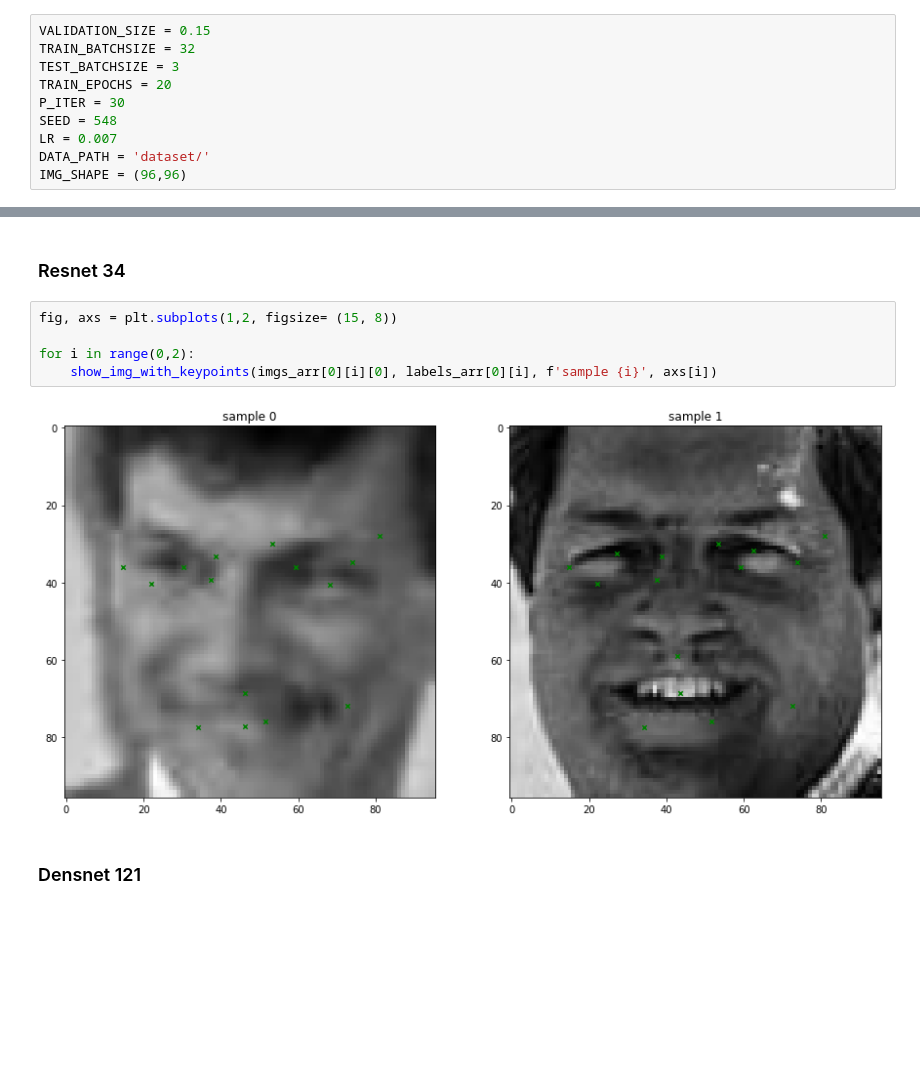
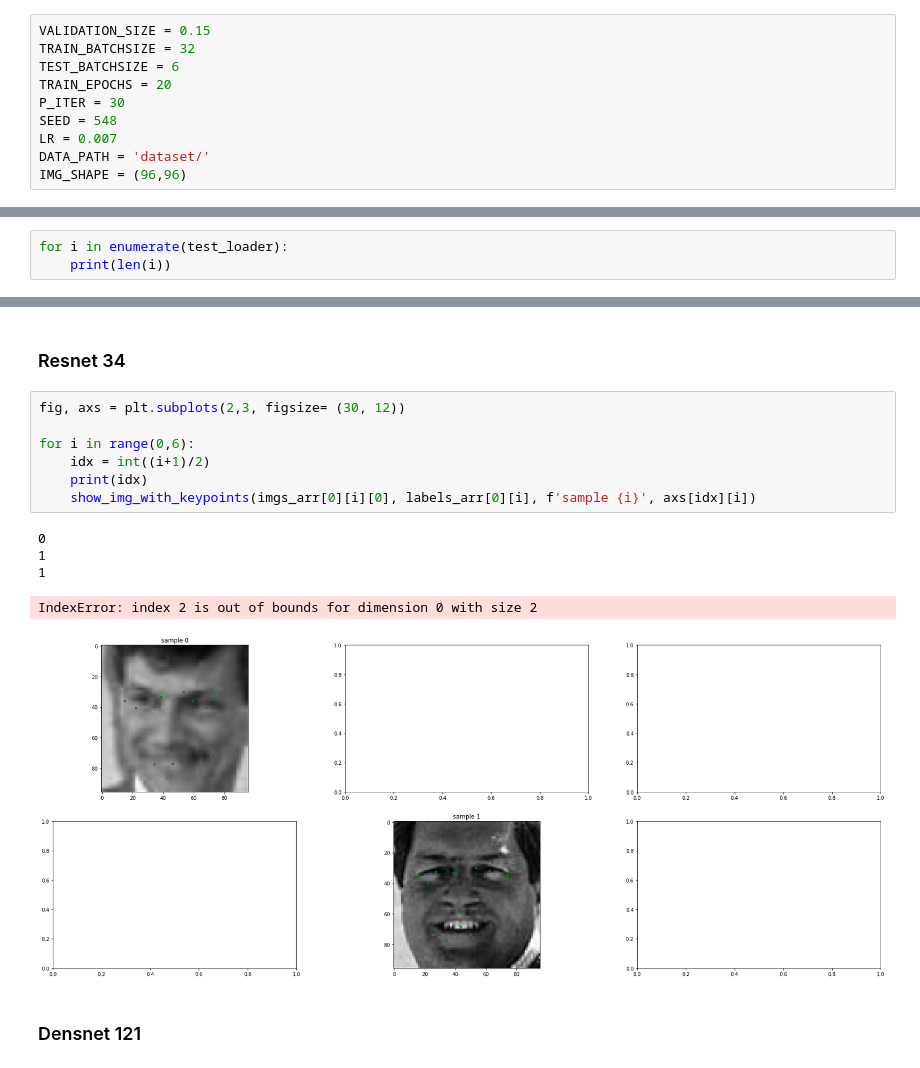
Before and after one commit to ivanshin/Facial_keypoints, a Jupyter notebook: research.ipynb, the cells around one changed output, grey strips where cells are left out. Saved outputs shown, nothing was run; the diff lists cells and outputs as text; blank space fills up the shorter version.

```diff
--- a/research.ipynb
+++ b/research.ipynb
@@ -18,7 +18,7 @@ from sklearn.model_selection import train_test_split
 # %%
 VALIDATION_SIZE = 0.15
 TRAIN_BATCHSIZE = 32
-TEST_BATCHSIZE = 3
+TEST_BATCHSIZE = 6
 TRAIN_EPOCHS = 20
 P_ITER = 30
 SEED = 548
@@ -498,3 +498,6 @@ y_np_test.shape
 dataset_test = ds.FacialKeypoinsDataset(X_np_test, y_np_test)
 # %%
 test_loader = DataLoader(dataset_test, batch_size= TEST_BATCHSIZE)
+# %%
+for i in enumerate(test_loader):
+    print(len(i))
@@ -557,12 +574,18 @@ tensor([[68.1743, 40.5094, 30.3610, 36.0369, 59.2553, 36.0651, 73.9427, 34.6247,
 # %% [markdown]
 ### Resnet 34
 # %%
-fig, axs = plt.subplots(1,2, figsize= (15, 8))
+fig, axs = plt.subplots(2,3, figsize= (30, 12))
 
-for i in range(0,2):
-    show_img_with_keypoints(imgs_arr[0][i][0], labels_arr[0][i], f'sample {i}', axs[i])
+for i in range(0,6):
+    idx = int((i+1)/2)
+    print(idx)
+    show_img_with_keypoints(imgs_arr[0][i][0], labels_arr[0][i], f'sample {i}', axs[idx][i])
 # %% [output]
+0
+1
+1
+IndexError: index 2 is out of bounds for dimension 0 with size 2
-[figure, old version]
+[figure, new version]
 # %% [markdown]
 ### Densnet 121
 # %%
```
Also changed, not shown: parts of 5 cells of this notebook.
